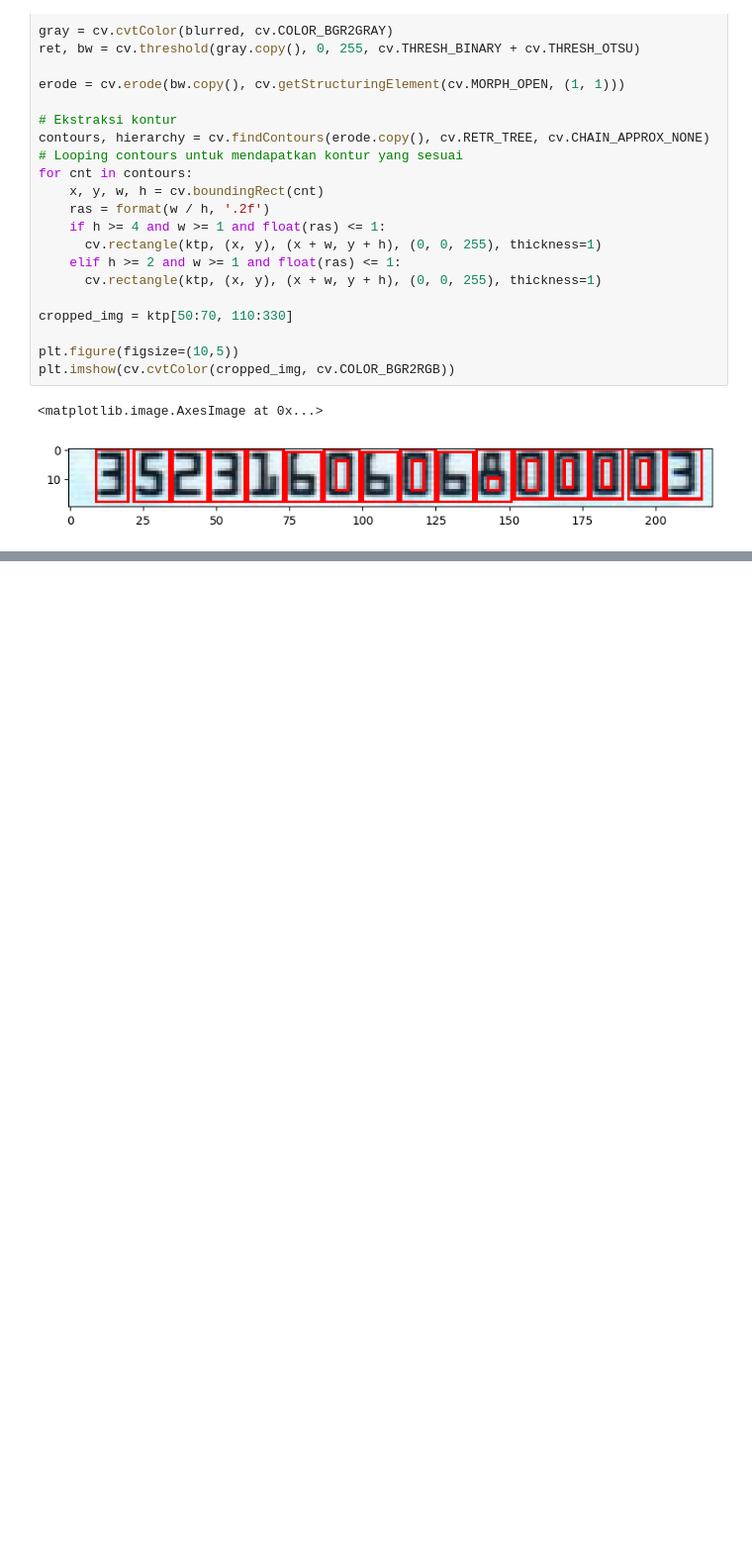
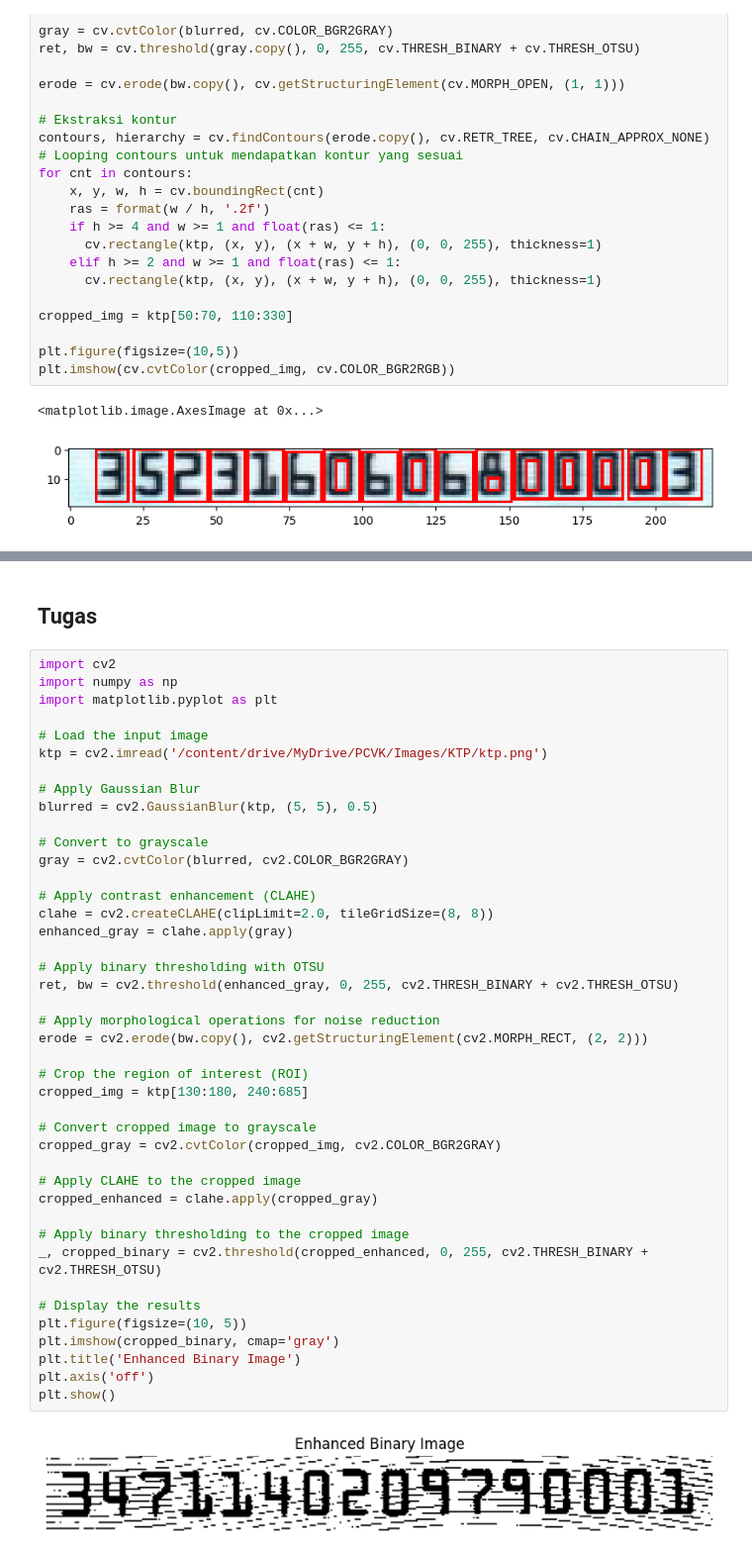
Before and after one commit to NadilaAmaliaaa/PCVK_GANJIL_2024, a Jupyter notebook: Week12.ipynb, the cells around one changed output, grey strips where cells are left out. Shown at 99% size. Saved outputs shown, nothing was run; the diff lists cells and outputs as text; blank space fills up the shorter version.

```diff
--- a/Week12.ipynb
+++ b/Week12.ipynb
@@ -285,0 +696,46 @@ with open("/content/Y.pickle", "wb") as pickle_out:
+# %% [markdown]
+## Tugas
+# %%
+import cv2
+import numpy as np
+import matplotlib.pyplot as plt
+
+# Load the input image
+ktp = cv2.imread('/content/drive/MyDrive/PCVK/Images/KTP/ktp.png')
+
+# Apply Gaussian Blur
+blurred = cv2.GaussianBlur(ktp, (5, 5), 0.5)
+
+# Convert to grayscale
+gray = cv2.cvtColor(blurred, cv2.COLOR_BGR2GRAY)
+
+# Apply contrast enhancement (CLAHE)
+clahe = cv2.createCLAHE(clipLimit=2.0, tileGridSize=(8, 8))
+enhanced_gray = clahe.apply(gray)
+
+# Apply binary thresholding with OTSU
+ret, bw = cv2.threshold(enhanced_gray, 0, 255, cv2.THRESH_BINARY + cv2.THRESH_OTSU)
+
+# Apply morphological operations for noise reduction
+erode = cv2.erode(bw.copy(), cv2.getStructuringElement(cv2.MORPH_RECT, (2, 2)))
+
+# Crop the region of interest (ROI)
+cropped_img = ktp[130:180, 240:685]
+
+# Convert cropped image to grayscale
+cropped_gray = cv2.cvtColor(cropped_img, cv2.COLOR_BGR2GRAY)
+
+# Apply CLAHE to the cropped image
+cropped_enhanced = clahe.apply(cropped_gray)
+
+# Apply binary thresholding to the cropped image
+_, cropped_binary = cv2.threshold(cropped_enhanced, 0, 255, cv2.THRESH_BINARY + cv2.THRESH_OTSU)
+
+# Display the results
+plt.figure(figsize=(10, 5))
+plt.imshow(cropped_binary, cmap='gray')
+plt.title('Enhanced Binary Image')
+plt.axis('off')
+plt.show()
+# %% [output]
+[figure, added]
```
Also changed, not shown: parts of 23 cells of this notebook.
